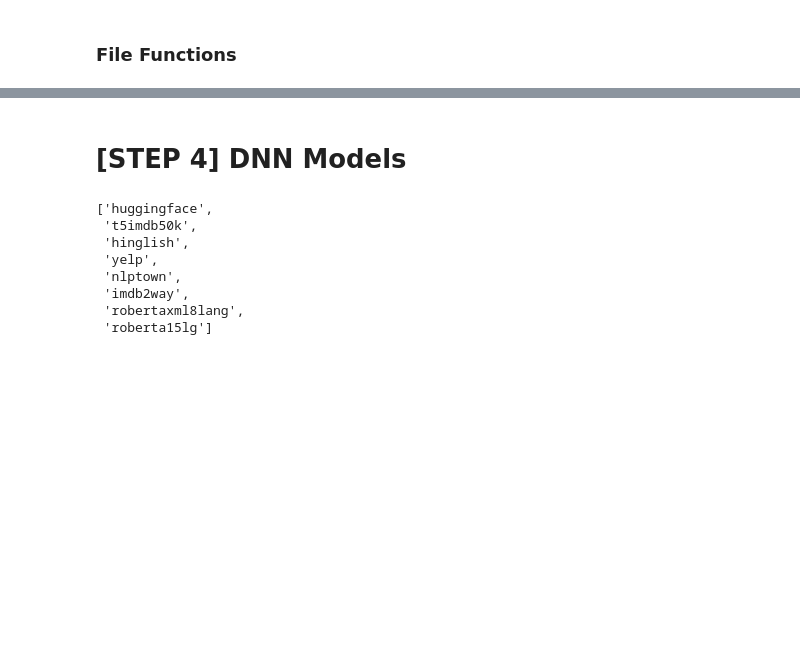
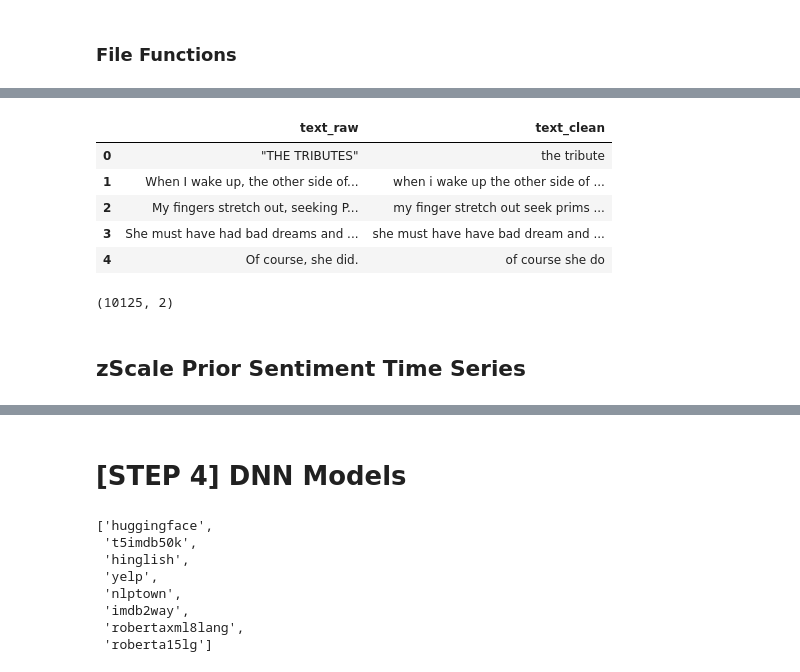
Before and after one commit to jon-chun/sentimentarcs_notebooks, a Jupyter notebook: notebooks/sentiment_arcs_part4_dnn2transformers.ipynb, the cells around one changed output, grey strips where cells are left out. Cells and saved outputs as stored; diff of their text form; code cells hidden in the pictures; blank space fills up the shorter version.

```diff
--- a/notebooks/sentiment_arcs_part4_dnn2transformers.ipynb
+++ b/notebooks/sentiment_arcs_part4_dnn2transformers.ipynb
@@ -504,3 +764,18 @@ z_scaler = StandardScaler()
+# %%
+global_vars.corpus_texts_dt[corpus_texts_ls[0]].head()
+# %% [output]
+|  | text_raw | text_clean |
+| 0 | "THE TRIBUTES" | the tribute |
+| 1 | When I wake up, the other side of... | when i wake up the other side of ... |
+| 2 | My fingers stretch out, seeking P... | my finger stretch out seek prims ... |
+| 3 | She must have had bad dreams and ... | she must have have bad dream and ... |
+| 4 | Of course, she did. | of course she do |
+# %%
+df.shape
+# %% [output]
+(10125, 2)
+# %% [markdown]
+## zScale Prior Sentiment Time Series
 # %%
 # Plot Sentiment Time Series for all Models in this Notebook run so far
 
```
Also changed, not shown: parts of 52 cells of this notebook.
